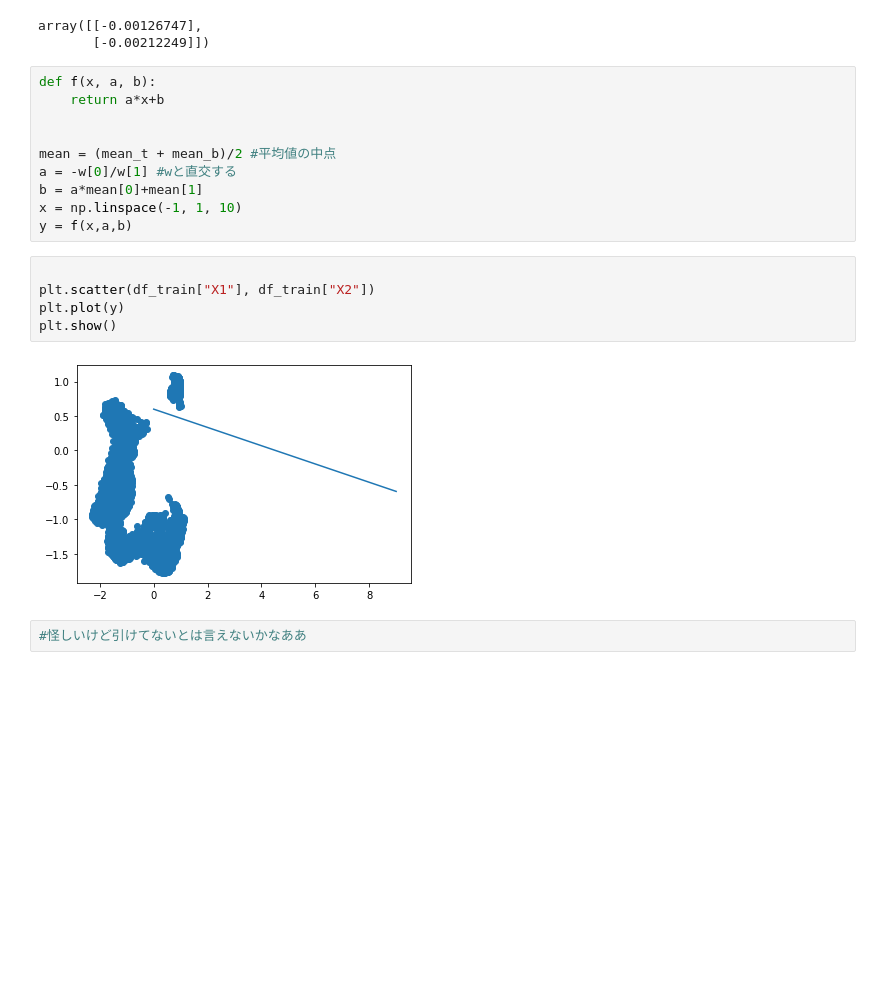
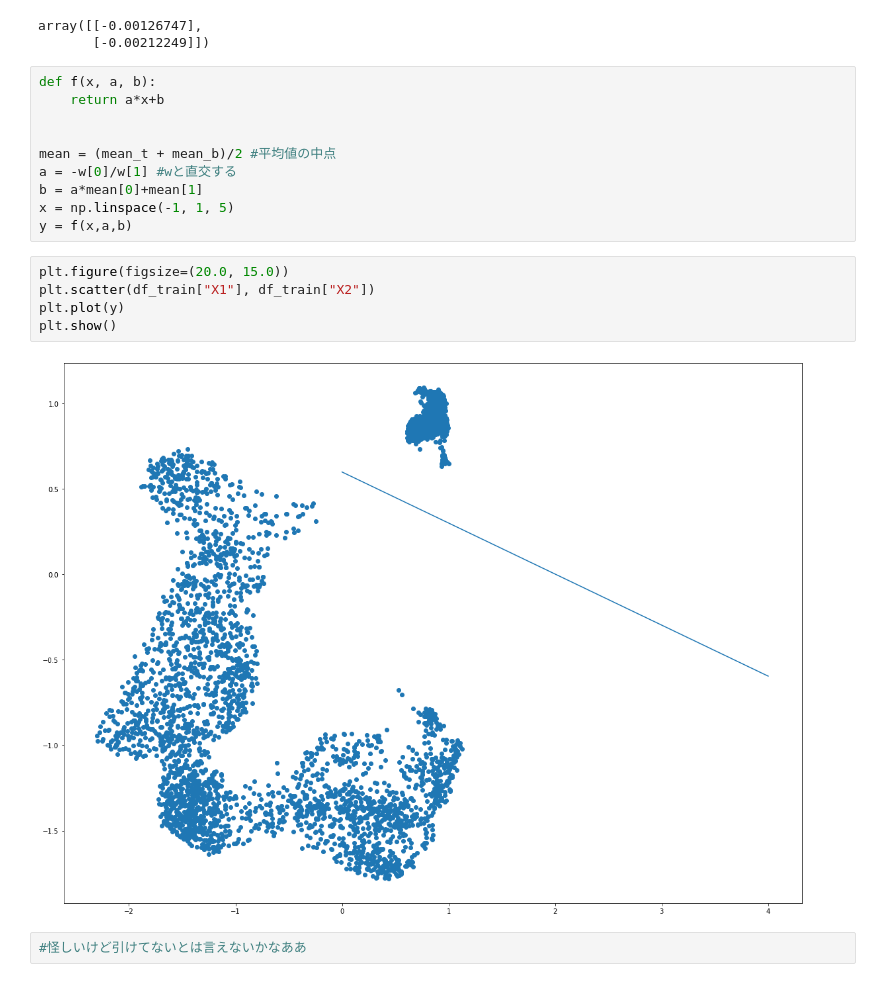
Before and after one commit to Nu2-Cracker/CellDataAnalysis, a Jupyter notebook: works/Fisher.ipynb, the cells around one changed output. Cells and saved outputs as stored; diff of their text form; blank space fills up the shorter version.

```diff
--- a/works/Fisher.ipynb
+++ b/works/Fisher.ipynb
@@ -176,15 +213,15 @@ def f(x, a, b):
 mean = (mean_t + mean_b)/2 #平均値の中点
 a = -w[0]/w[1] #wと直交する
 b = a*mean[0]+mean[1]
-x = np.linspace(-1, 1, 10)
+x = np.linspace(-1, 1, 5)
 y = f(x,a,b)
 # %%
-
+plt.figure(figsize=(20.0, 15.0))
 plt.scatter(df_train["X1"], df_train["X2"])
 plt.plot(y)
 plt.show()
 # %% [output]
-[figure, old version]
+[figure, new version]
 # %%
 #怪しいけど引けてないとは言えないかなああ
 # %%
```
Also changed, not shown: parts of 20 cells of this notebook, 2 other files.
